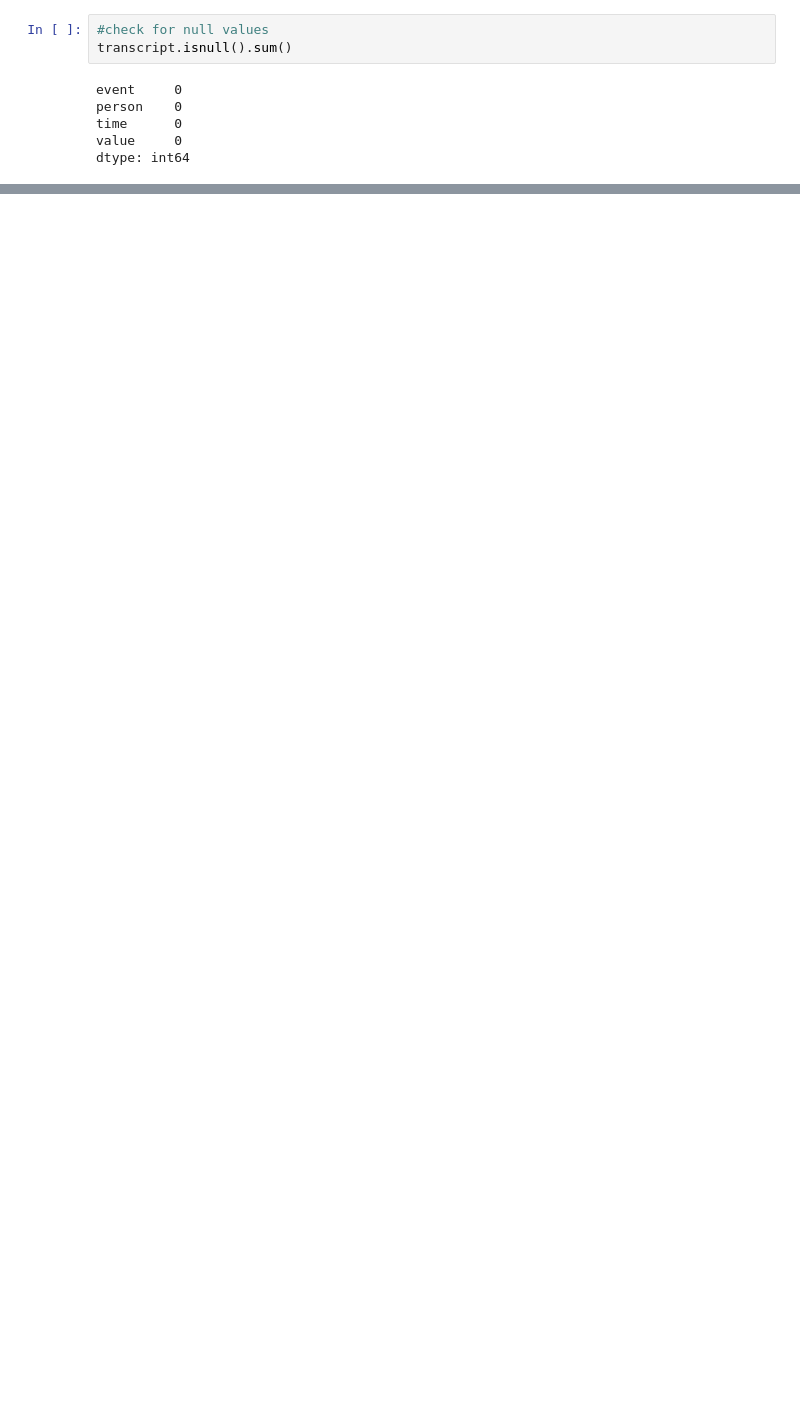
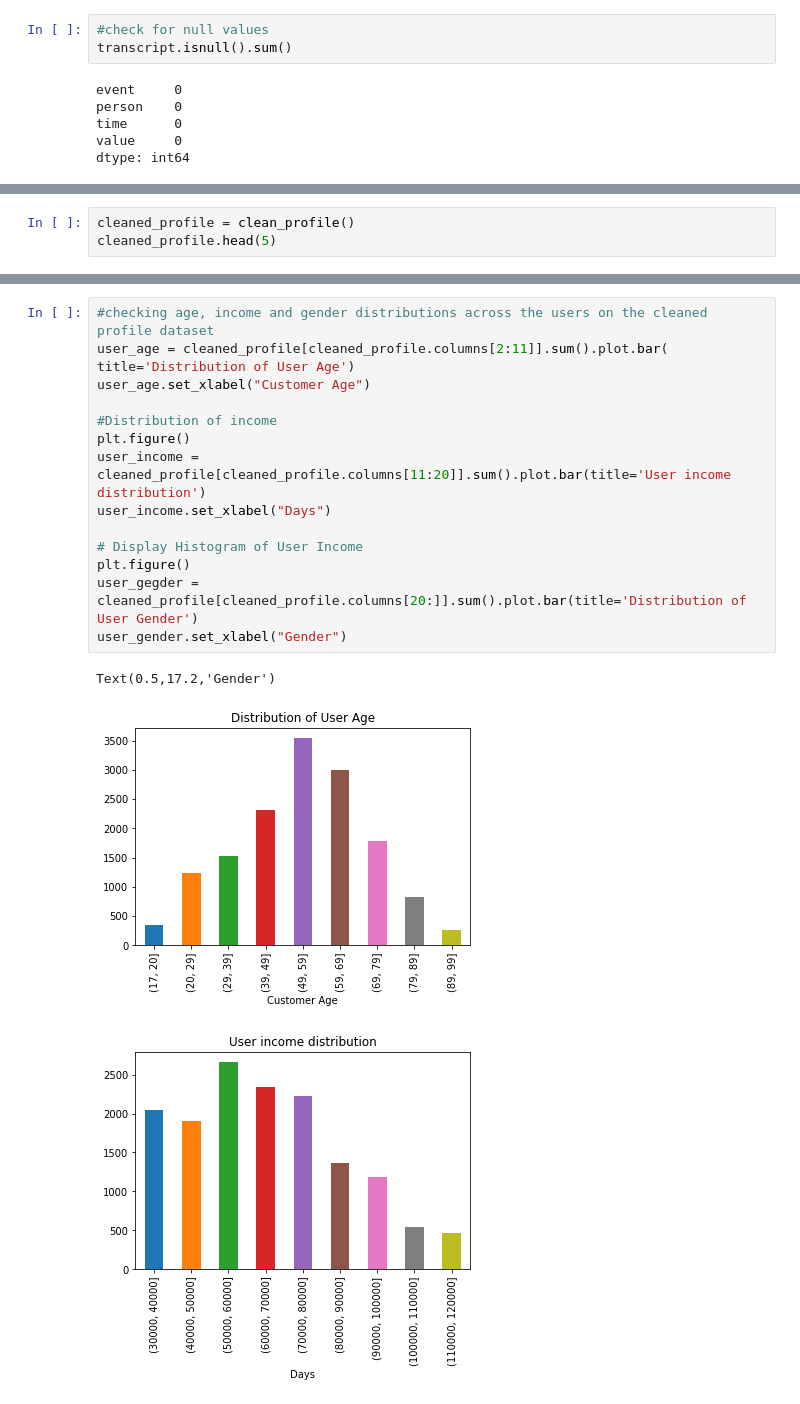
Before and after one commit to shagangrewal/Starbucks_Capstone, a Jupyter notebook: Starbucks_Capstone_notebook.ipynb, the cells around one changed output, grey strips where cells are left out. Saved outputs shown, nothing was run; the diff lists cells and outputs as text; blank space fills up the shorter version.

```diff
--- a/Starbucks_Capstone_notebook.ipynb
+++ b/Starbucks_Capstone_notebook.ipynb
@@ -2348,0 +354,3 @@ Perhaps I could have broken them up into 3 different models for the 3 offer type
+# %%
+cleaned_profile = clean_profile()
+cleaned_profile.head(5)
@@ -2348,0 +367,18 @@ Perhaps I could have broken them up into 3 different models for the 3 offer type
+# %%
+#checking age, income and gender distributions across the users on the cleaned profile dataset
+user_age = cleaned_profile[cleaned_profile.columns[2:11]].sum().plot.bar( title='Distribution of User Age')
+user_age.set_xlabel("Customer Age")
+
+#Distribution of income
+plt.figure()
+user_income = cleaned_profile[cleaned_profile.columns[11:20]].sum().plot.bar(title='User income distribution')
+user_income.set_xlabel("Days")
+
+# Display Histogram of User Income
+plt.figure()
+user_gegder = cleaned_profile[cleaned_profile.columns[20:]].sum().plot.bar(title='Distribution of User Gender')
+user_gender.set_xlabel("Gender")
+# %% [output]
+Text(0.5,17.2,'Gender')
+[figure, added]
+[figure, added]
```
Also changed, not shown: parts of 285 cells of this notebook.
